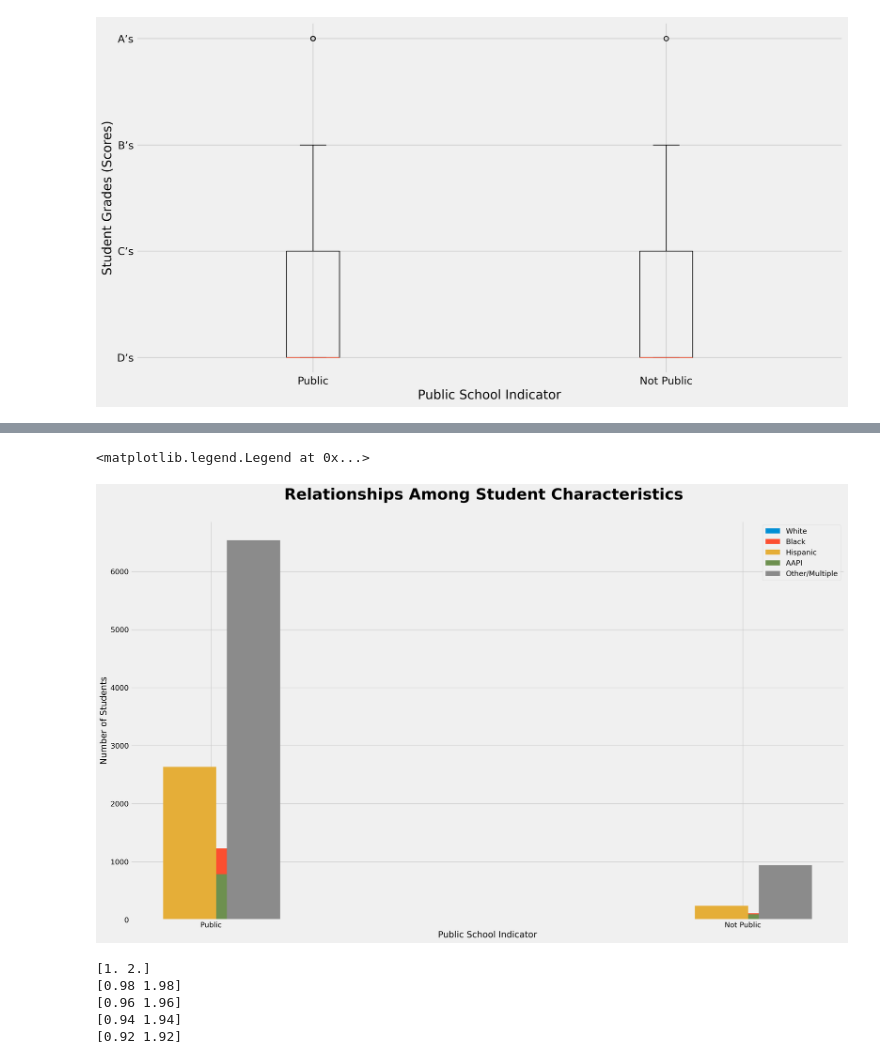
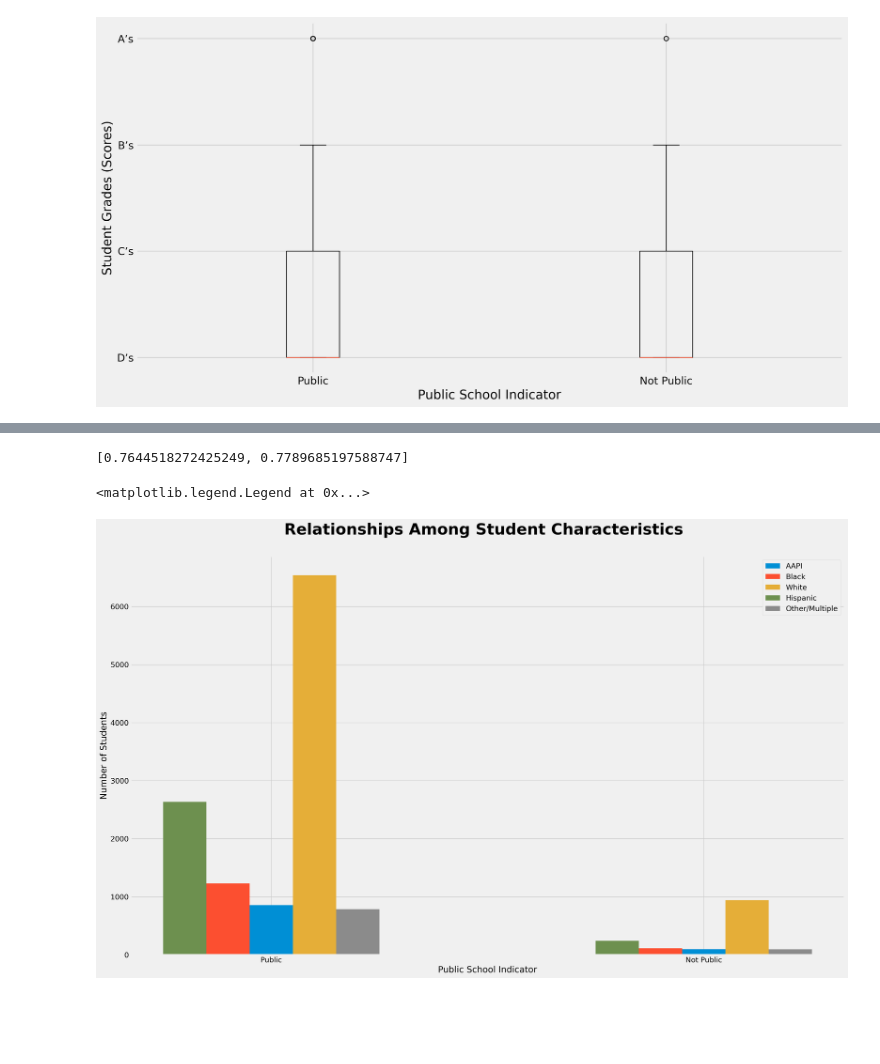
Before and after one commit to mattzhao-R/data-118, a Jupyter notebook: Project118_Fall22.ipynb, the cells around one changed output, grey strips where cells are left out. Saved outputs shown, nothing was run; the diff lists cells and outputs as text; code cells hidden in the pictures; blank space fills up the shorter version.

```diff
--- a/Project118_Fall22.ipynb
+++ b/Project118_Fall22.ipynb
@@ -310,35 +303,31 @@ ax2.legend()
+# %%
+list(temp[:,0])
+# %% [output]
+[0.7644518272425249, 0.7789685197588747]
 # %%
 fig, ax1 = plt.subplots()
 fig.suptitle('Relationships Among Student Characteristics', y = 1, fontsize = 30, fontweight='bold')
 fig.set_size_inches(20, 12)
 fig.set_dpi(250)
 fig.tight_layout()
 
 # side by side counts
 width=0.1
 pub_labs=['Public','Not Public']
-race_labs=list(race_map.values())
+race_labs=df_c['RACEETH'].replace(race_map).unique().tolist()
 x=np.arange(1,len(pub_labs)+1)
-#ax1.bar(x,bar_counts(df_c,'EDCPUB','RACEETH')[0],width,label='r1')
-for i, val in enumerate(race_labs):
+for i, _ in enumerate(race_labs):
     if i < len(race_labs)/2:
-        ax1.bar(x - (width/len(race_labs))*i, bar_counts(df_c,'EDCPUB','RACEETH')[i], width, label=val)
-    else:
-        ax1.bar(x + (width/len(race_labs))*i, bar_counts(df_c,'EDCPUB','RACEETH')[i], width, label=val)
+        if i==-i:
+            ax1.bar(x - (width*i), bar_counts(df_c,'EDCPUB','RACEETH')[i], width, label=race_labs[i])
+        else:
+            ax1.bar(x - (width*i), bar_counts(df_c,'EDCPUB','RACEETH')[i], width, label=race_labs[i])
+            ax1.bar(x + (width*i), bar_counts(df_c,'EDCPUB','RACEETH')[-i], width, label=race_labs[-i])
 
 ax1.set_xlabel('Public School Indicator')
 ax1.set_ylabel('Number of Students')
 ax1.set_xticks(ticks=x,labels=pub_labs)
 ax1.legend()
 # %% [output]
 <matplotlib.legend.Legend at 0x...>
-[figure, old version]
+[figure, new version]
-# %%
-for i, val in enumerate(race_labs):
-    print(x - (width/len(race_labs))*i)
-# %% [output]
-[1. 2.]
-[0.98 1.98]
-[0.96 1.96]
-[0.94 1.94]
-[0.92 1.92]
```
Also changed, not shown: parts of 15 cells of this notebook.
